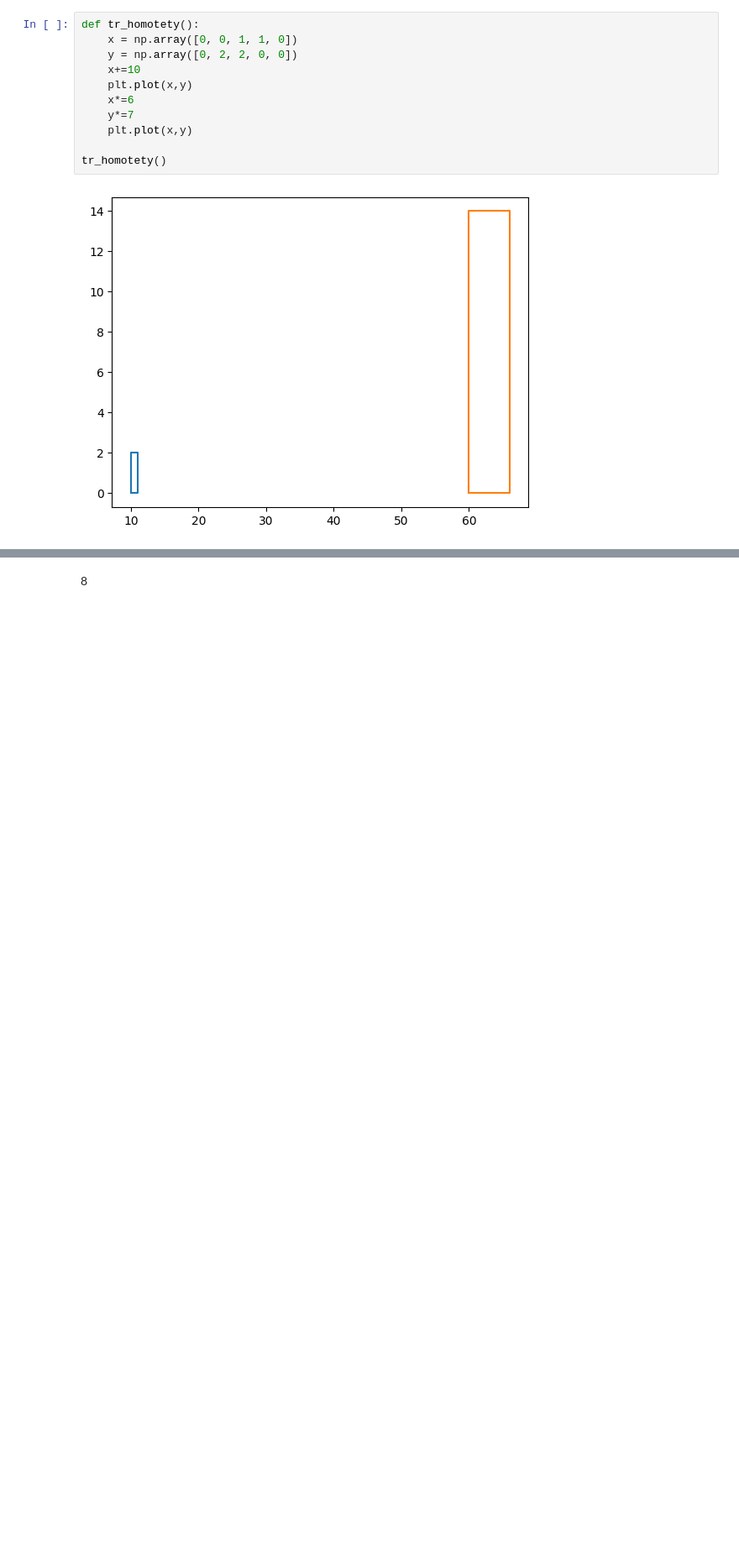
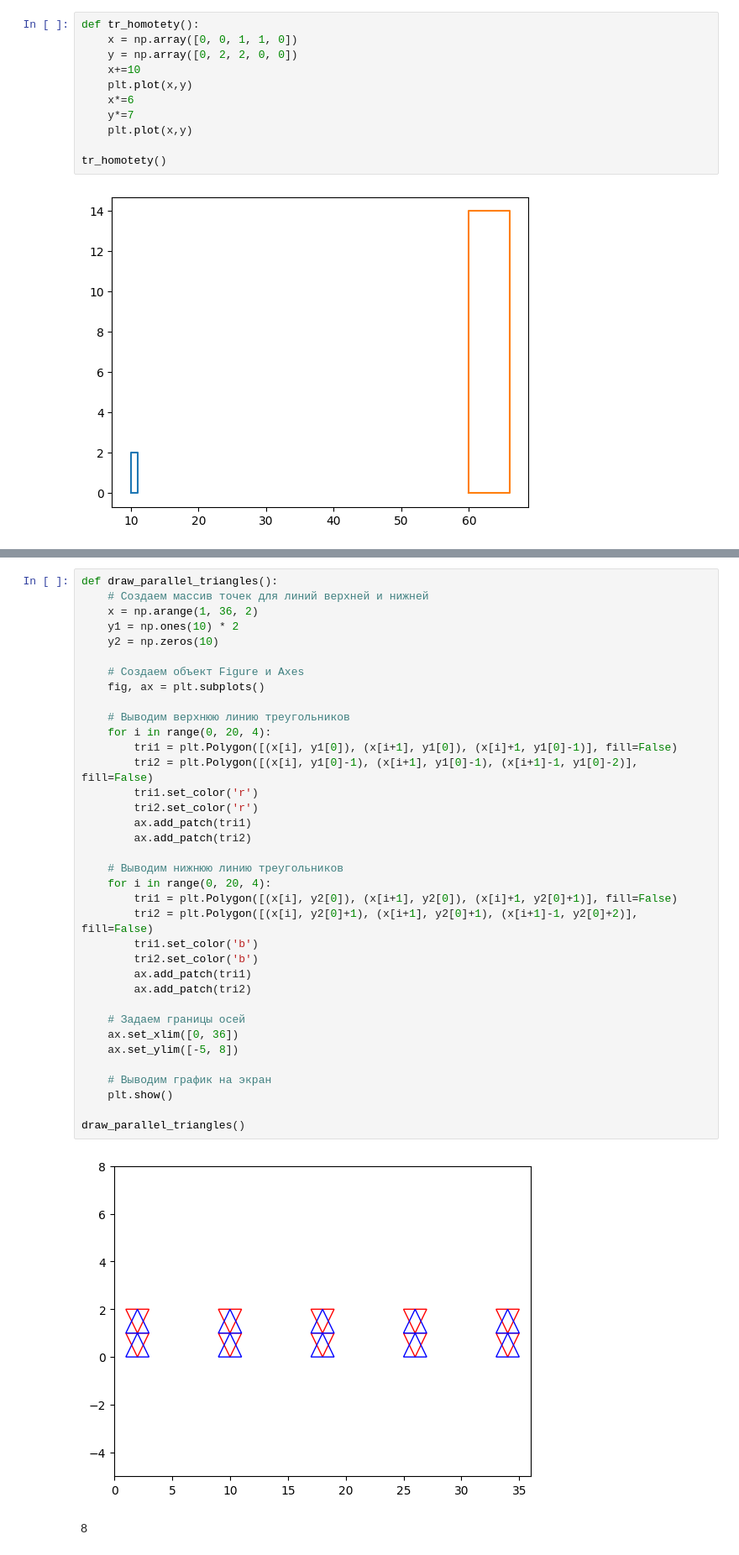
Before and after one commit to MirQsan/DZ, a Jupyter notebook: Практикум по проге/Фигуры.ipynb, the cells around one changed output, grey strips where cells are left out. Shown: that part at 84% size. Cells and saved outputs as stored; diff of their text form; blank space fills up the shorter version.

```diff
--- a/Практикум по проге/Фигуры.ipynb
+++ b/Практикум по проге/Фигуры.ipynb
@@ -167,3 +254,41 @@ tr_homotety()
+# %%
+def draw_parallel_triangles():
+    # Создаем массив точек для линий верхней и нижней
+    x = np.arange(1, 36, 2)
+    y1 = np.ones(10) * 2
+    y2 = np.zeros(10)
+
+    # Создаем объект Figure и Axes
+    fig, ax = plt.subplots()
+
+    # Выводим верхнюю линию треугольников
+    for i in range(0, 20, 4):
+        tri1 = plt.Polygon([(x[i], y1[0]), (x[i+1], y1[0]), (x[i]+1, y1[0]-1)], fill=False)
+        tri2 = plt.Polygon([(x[i], y1[0]-1), (x[i+1], y1[0]-1), (x[i+1]-1, y1[0]-2)], fill=False)
+        tri1.set_color('r')
+        tri2.set_color('r')
+        ax.add_patch(tri1)
+        ax.add_patch(tri2)
+
+    # Выводим нижнюю линию треугольников
+    for i in range(0, 20, 4):
+        tri1 = plt.Polygon([(x[i], y2[0]), (x[i+1], y2[0]), (x[i]+1, y2[0]+1)], fill=False)
+        tri2 = plt.Polygon([(x[i], y2[0]+1), (x[i+1], y2[0]+1), (x[i+1]-1, y2[0]+2)], fill=False)
+        tri1.set_color('b')
+        tri2.set_color('b')
+        ax.add_patch(tri1)
+        ax.add_patch(tri2)
+
+    # Задаем границы осей
+    ax.set_xlim([0, 36])
+    ax.set_ylim([-5, 8])
+
+    # Выводим график на экран
+    plt.show()
+
+draw_parallel_triangles()
+# %% [output]
+[figure, added]
 # %% [markdown]
 8
 # %%
```
Also changed, not shown: parts of 11 cells of this notebook, 1 other file.
